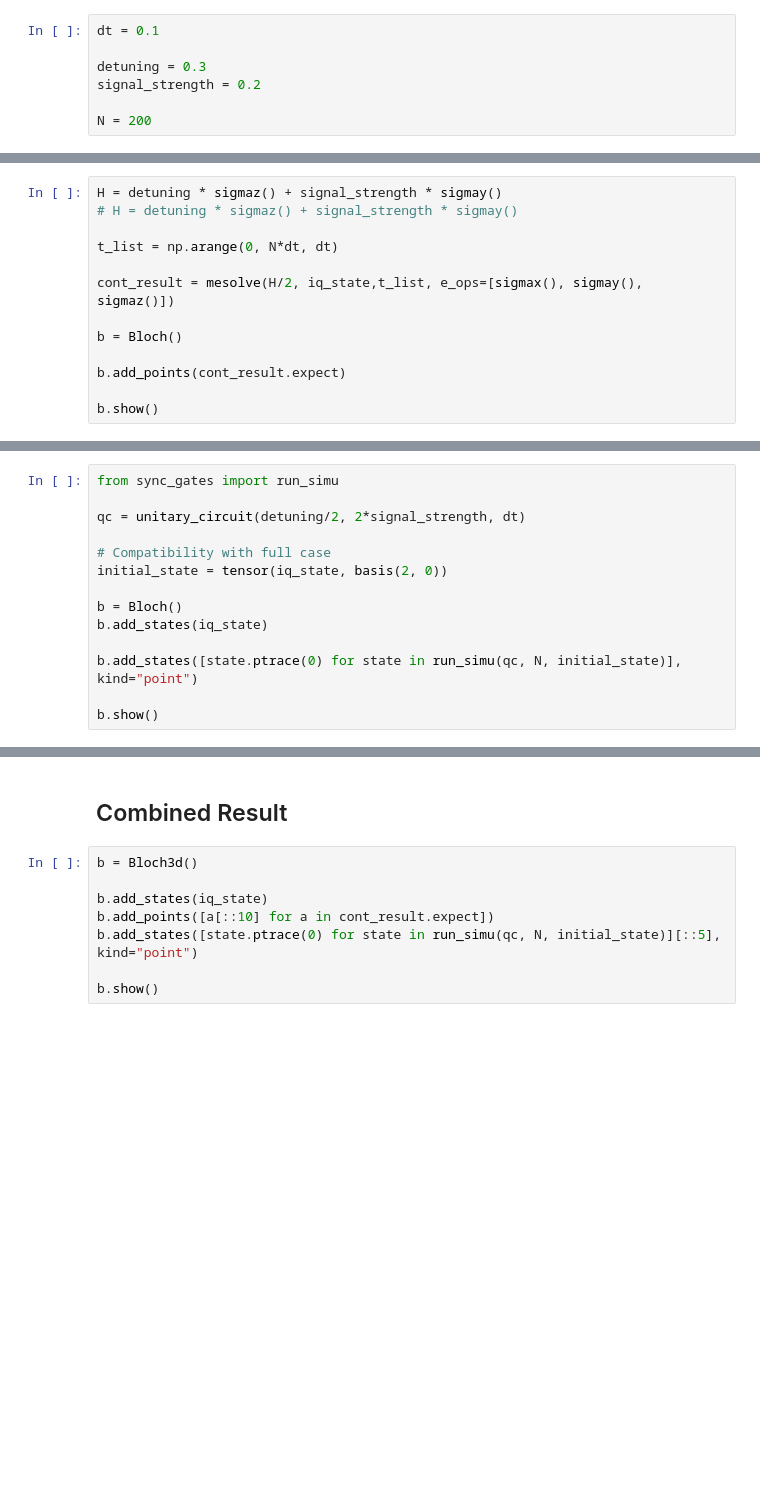
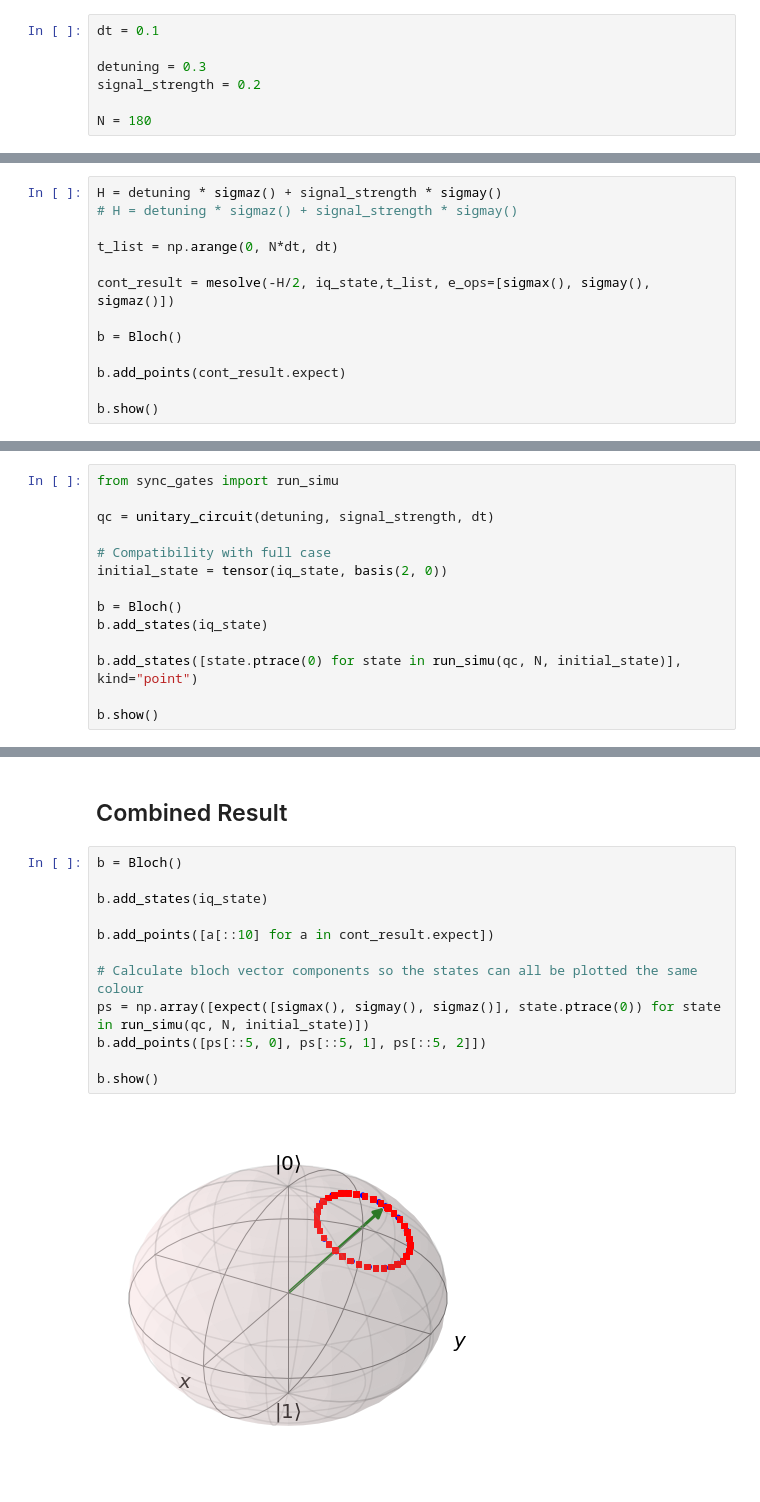
Before and after one commit to OliverDudgeon/QSync, a Jupyter notebook: unitaryevo-compare.ipynb, the cells around one changed output, grey strips where cells are left out. Cells and saved outputs as stored; diff of their text form; blank space fills up the shorter version.

```diff
--- a/unitaryevo-compare.ipynb
+++ b/unitaryevo-compare.ipynb
@@ -12,7 +12,7 @@ dt = 0.1
 detuning = 0.3
 signal_strength = 0.2
 
-N = 200
+N = 180
 # %%
 iq_state = (
     3 * np.exp(1j * 1) * basis(2, 0)
@@ -26,7 +26,7 @@ H = detuning * sigmaz() + signal_strength * sigmay()
 
 t_list = np.arange(0, N*dt, dt)
 
-cont_result = mesolve(H/2, iq_state,t_list, e_ops=[sigmax(), sigmay(), sigmaz()])
+cont_result = mesolve(-H/2, iq_state,t_list, e_ops=[sigmax(), sigmay(), sigmaz()])
 
 b = Bloch()
 
@@ -40,7 +40,7 @@ b.show()
 # %%
 from sync_gates import run_simu
 
-qc = unitary_circuit(detuning/2, 2*signal_strength, dt)
+qc = unitary_circuit(detuning, signal_strength, dt)
 
 # Compatibility with full case
 initial_state = tensor(iq_state, basis(2, 0))
@@ -56,10 +56,16 @@ b.show()
 # %% [markdown]
 ## Combined Result
 # %%
-b = Bloch3d()
+b = Bloch()
 
 b.add_states(iq_state)
+
 b.add_points([a[::10] for a in cont_result.expect])
-b.add_states([state.ptrace(0) for state in run_simu(qc, N, initial_state)][::5], kind="point")
+
+# Calculate bloch vector components so the states can all be plotted the same colour
+ps = np.array([expect([sigmax(), sigmay(), sigmaz()], state.ptrace(0)) for state in run_simu(qc, N, initial_state)])
+b.add_points([ps[::5, 0], ps[::5, 1], ps[::5, 2]])
 
 b.show()
+# %% [output]
+[figure, added]
```
Also changed, not shown: 3 other files.
